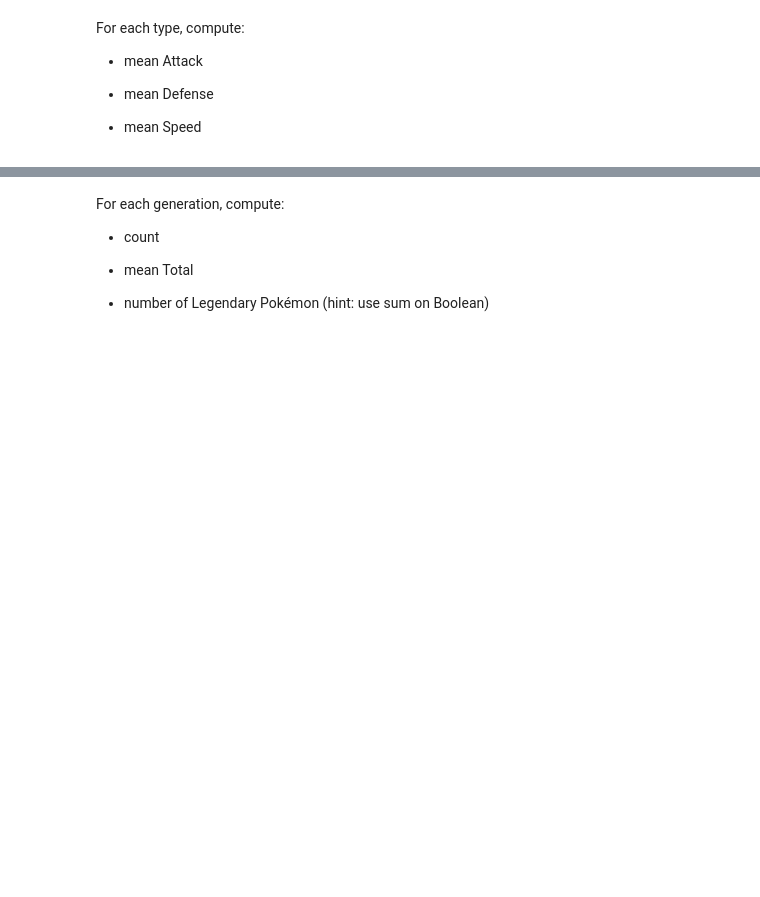
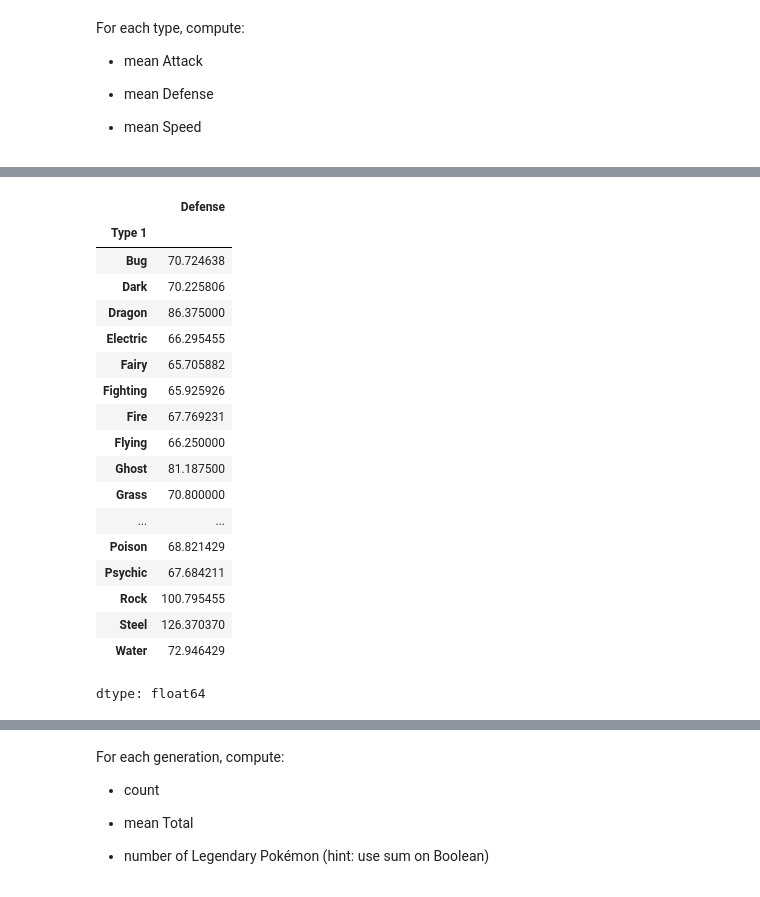
Before and after one commit to moridin04/CCDATSCL_COM221ML_EXERCISES, a Jupyter notebook: Exercise3.ipynb, the cells around one changed output, grey strips where cells are left out. Drawn from its saved outputs; the diff is of its cells as text; code cells hidden in the pictures; blank space fills up the shorter version.

```diff
--- a/Exercise3.ipynb
+++ b/Exercise3.ipynb
@@ -377,0 +510,22 @@ For each type, compute:
+# %%
+df.groupby('Type 1')['Defense'].mean()
+# %% [output]
+|  | Defense |
+| Type 1 |  |
+| Bug | 70.724638 |
+| Dark | 70.225806 |
+| Dragon | 86.375000 |
+| Electric | 66.295455 |
+| Fairy | 65.705882 |
+| Fighting | 65.925926 |
+| Fire | 67.769231 |
+| Flying | 66.250000 |
+| Ghost | 81.187500 |
+| Grass | 70.800000 |
+| ... | ... |
+| Poison | 68.821429 |
+| Psychic | 67.684211 |
+| Rock | 100.795455 |
+| Steel | 126.370370 |
+| Water | 72.946429 |
+dtype: float64
```
Also changed, not shown: parts of 45 cells of this notebook.
